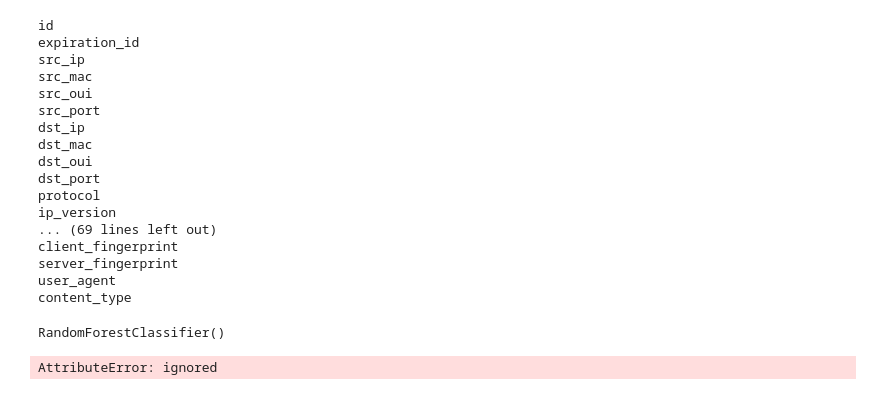
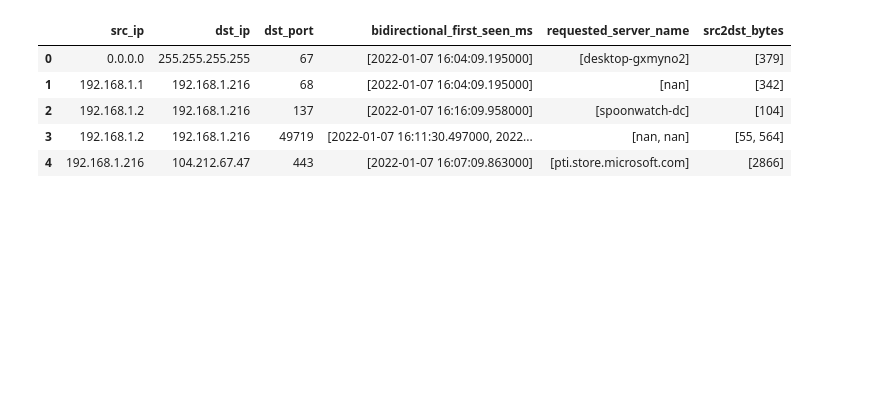
Before and after one commit to Paradoxxs/Paradoxxs.github.io, a Jupyter notebook: pcap_network_anlysis.ipynb, the cells around one changed output. Cells and saved outputs as stored; diff of their text form; code cells hidden in the pictures; blank space fills up the shorter version.

```diff
--- a/pcap_network_anlysis.ipynb
+++ b/pcap_network_anlysis.ipynb
@@ -33,38 +15,0 @@ df.head()
-# %%
-for flow in df:
-   print(flow) # or whatever
-# %% [output]
-id
-expiration_id
-src_ip
-src_mac
-src_oui
-src_port
-dst_ip
-dst_mac
-dst_oui
-dst_port
-protocol
-ip_version
-... (69 lines left out)
-client_fingerprint
-server_fingerprint
-user_agent
-content_type
-# %%
-X = df[["bidirectional_packets", "bidirectional_bytes"]]
-y = df["application_category_name"].apply(lambda x: 1 if 'SocialNetwork' in x else 0)
-model = RandomForestClassifier()
-model.fit(X, y)
-# %% [output]
-RandomForestClassifier()
-# %%
-flow.udps.model_prediction = 0
-to_predict = numpy.array([flow.bidirectional_packets,flow.bidirectional_bytes]).reshape((1,-1))
-flow.udps.model_prediction = self.my_model.predict(to_predict)
-
-#ml_streamer = NFStreamer(source="eth0", udps=ModelPrediction(my_model=model))
-for flow in df:
-    print(flow.udps.model_prediction)
-# %% [output]
-AttributeError: ignored
@@ -70,0 +33,13 @@ AttributeError: ignored
+# %%
+data_df = data_df.loc[:,columns_to_filter]
+data_df[f_timestamp] = pd.to_datetime(data_df[f_timestamp], unit='ms')  #Converting ms to datetime
+data_df = data_df.groupby(columns_to_groupby).agg(list)
+data_df.reset_index(inplace=True)
+data_df.head()
+# %% [output]
+|  | src_ip | dst_ip | dst_port | bidirectional_first_seen_ms | requested_server_name | src2dst_bytes |
+| 0 | 0.0.0.0 | 255.255.255.255 | 67 | [2022-01-07 16:04:09.195000] | [desktop-gxmyno2] | [379] |
+| 1 | 192.168.1.1 | 192.168.1.216 | 68 | [2022-01-07 16:04:09.195000] | [nan] | [342] |
+| 2 | 192.168.1.2 | 192.168.1.216 | 137 | [2022-01-07 16:16:09.958000] | [spoonwatch-dc] | [104] |
+| 3 | 192.168.1.2 | 192.168.1.216 | 49719 | [2022-01-07 16:11:30.497000, 2022... | [nan, nan] | [55, 564] |
+| 4 | 192.168.1.216 | 104.212.67.47 | 443 | [2022-01-07 16:07:09.863000] | [pti.store.microsoft.com] | [2866] |
```
Also changed, not shown: parts of 13 cells of this notebook.
